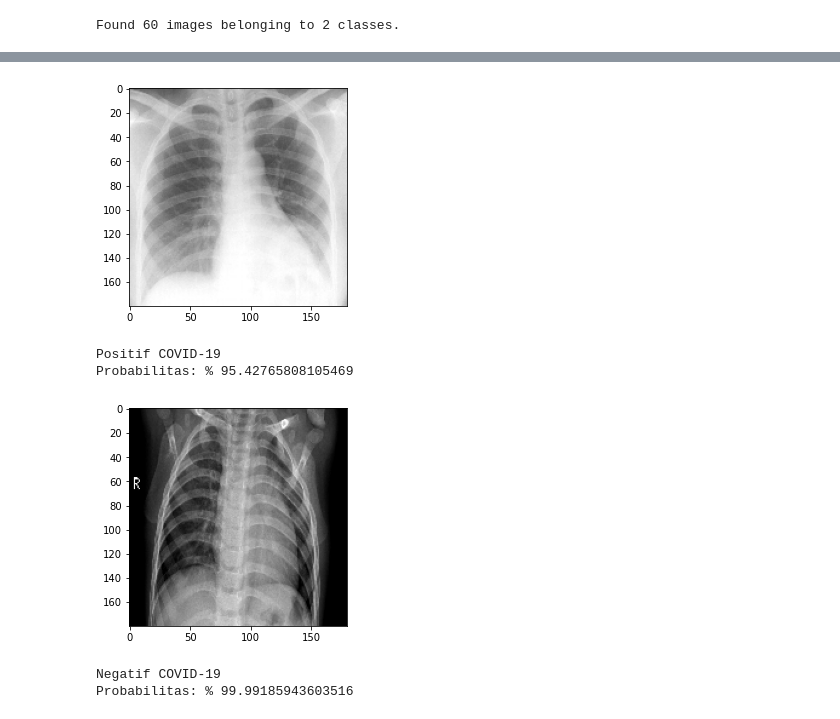
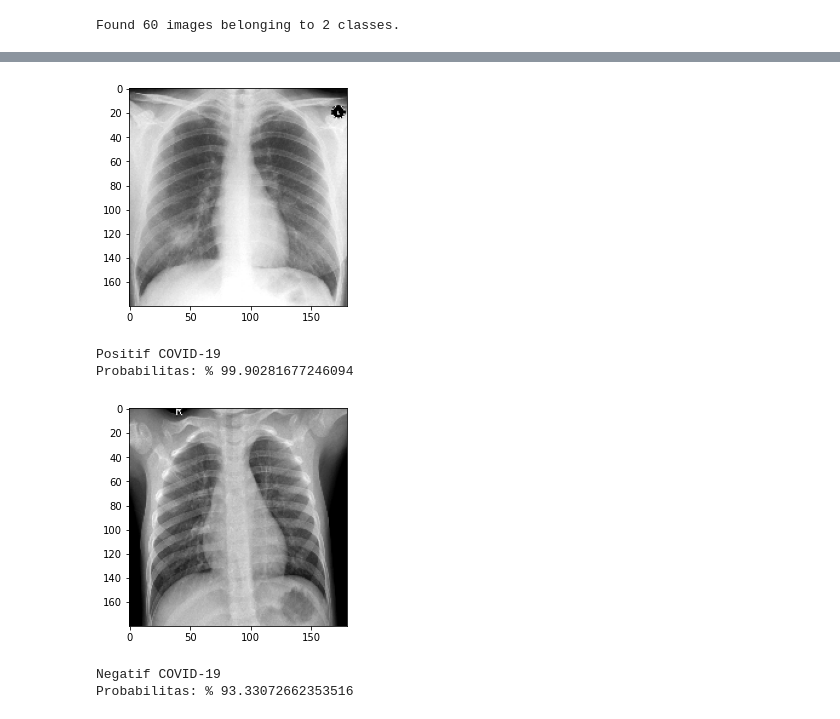
Before and after one commit to kalebjuliu/COVID-19-XRAY-Detection, a Jupyter notebook: COVID-19 XRAY Detection.ipynb, the cells around one changed output, grey strips where cells are left out. Drawn from its saved outputs; the diff is of its cells as text; code cells hidden in the pictures.

```diff
--- a/COVID-19 XRAY Detection.ipynb
+++ b/COVID-19 XRAY Detection.ipynb
@@ -142,10 +142,11 @@ def predict_image(model, img_path, img_dims = 180):
 # %%
-predict_image(model,('./Datasets/Chest X-Ray/Prediction/SARS-10.1148rg.242035193-g04mr34g05x-Fig5-day9.jpeg'))
-predict_image(model,('./Datasets/Chest X-Ray/Prediction/NORMAL2-IM-0338-0001.jpeg'))
+
+predict_image(model,('./Datasets/Chest X-Ray/Prediction/SARS-10.1148rg.242035193-g04mr34g04b-Fig4b-day12.jpeg'))
+predict_image(model,('./Datasets/Chest X-Ray/Prediction/NORMAL2-IM-0339-0001.jpeg'))
 # %% [output]
-[figure, old version]
+[figure, new version]
 Positif COVID-19
-Probabilitas: % 95.42765808105469
+Probabilitas: % 99.90281677246094
-[figure, old version]
+[figure, new version]
 Negatif COVID-19
-Probabilitas: % 99.99185943603516
+Probabilitas: % 93.33072662353516
```
Also changed, not shown: parts of 4 cells of this notebook.
